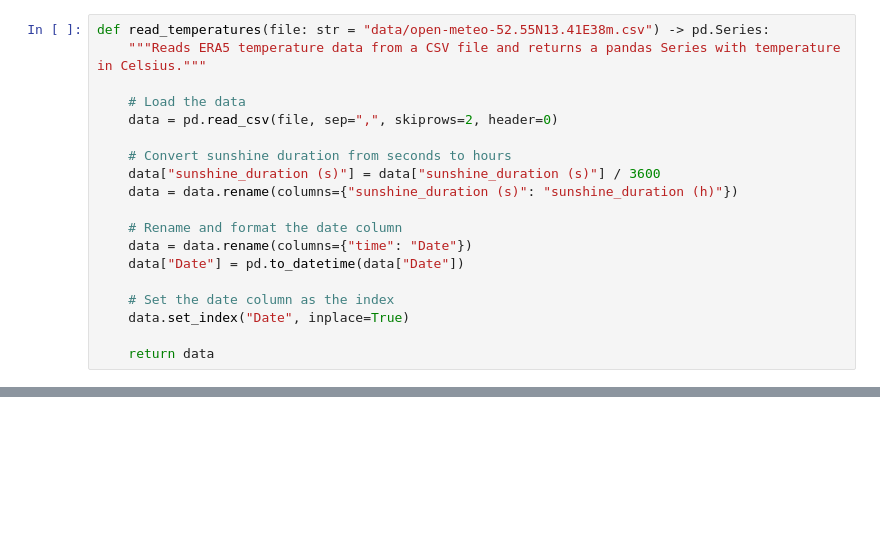
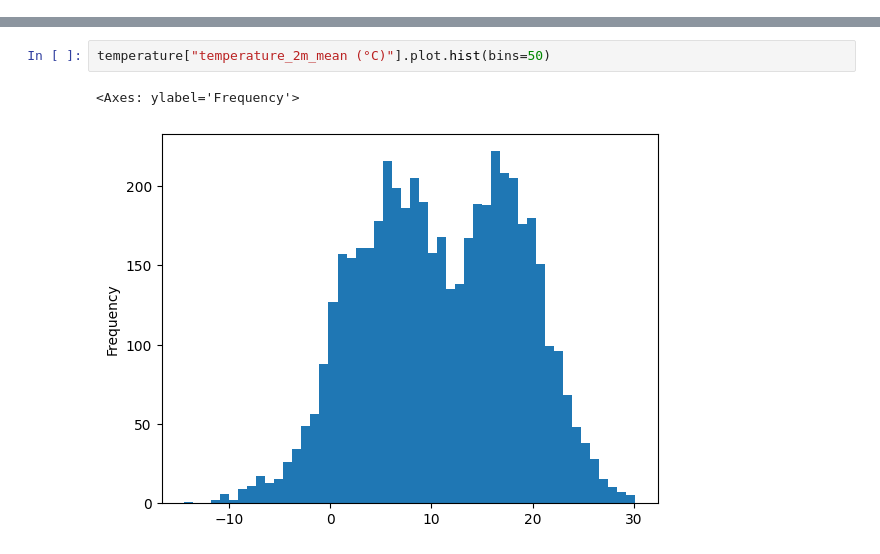
Before and after one commit to NeoSummit/Gas_consumption, a Jupyter notebook: code.ipynb, the cells around one changed output, grey strips where cells are left out. Saved outputs shown, nothing was run; the diff lists cells and outputs as text; blank space fills up the shorter version.

```diff
--- a/code.ipynb
+++ b/code.ipynb
@@ -46,19 +8,0 @@ def read_consumption(
-# %%
-def read_temperatures(file: str = "data/open-meteo-52.55N13.41E38m.csv") -> pd.Series:
-    """Reads ERA5 temperature data from a CSV file and returns a pandas Series with temperature in Celsius."""
-
-    # Load the data
-    data = pd.read_csv(file, sep=",", skiprows=2, header=0)
-
-    # Convert sunshine duration from seconds to hours
-    data["sunshine_duration (s)"] = data["sunshine_duration (s)"] / 3600
-    data = data.rename(columns={"sunshine_duration (s)": "sunshine_duration (h)"})
-
-    # Rename and format the date column
-    data = data.rename(columns={"time": "Date"})
-    data["Date"] = pd.to_datetime(data["Date"])
-
-    # Set the date column as the index
-    data.set_index("Date", inplace=True)
-
-    return data
@@ -90 +68,6 @@ print(temp_2m_max.isna().sum())
+# %%
+temperature["temperature_2m_mean (°C)"].plot.hist(bins=50)
+# %% [output]
+<Axes: ylabel='Frequency'>
+[figure, added]
 # %%
```
Also changed, not shown: parts of 13 cells of this notebook, 1 other file.
